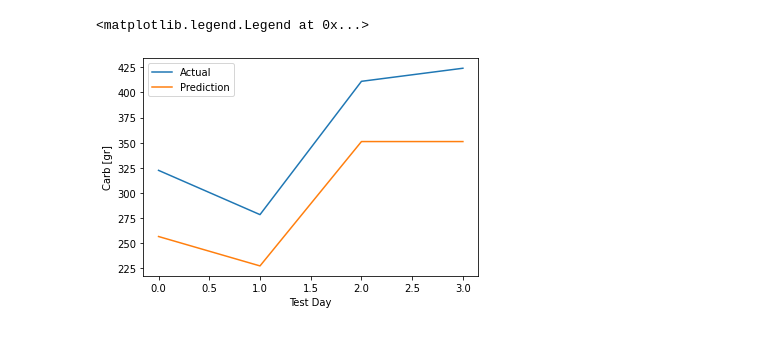
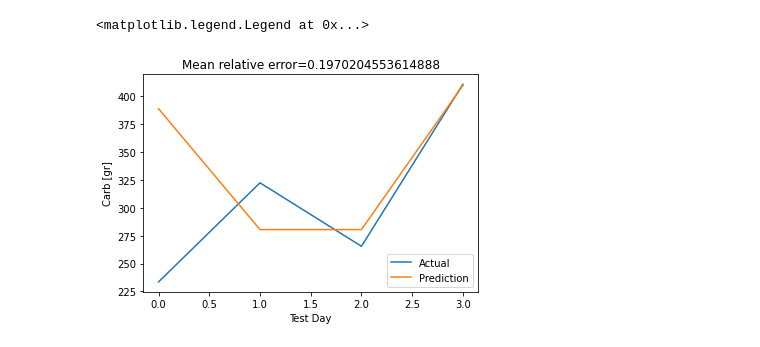
Before and after one commit to somidvar/STMI-CGM-Predictor, a Jupyter notebook: bobakProcessor.ipynb, the cells around one changed output. Drawn from its saved outputs; the diff is of its cells as text; code cells hidden in the pictures.

```diff
--- a/bobakProcessor.ipynb
+++ b/bobakProcessor.ipynb
@@ -111,7 +116,7 @@ def dataResEnhancer(df):
     df=df.sort_values(by=['Parameter', 'Date','Time'])
     gapList=[]
 
-    highResSensor=['Acc','EDA','HR','Temp','CGM']
+    highResSensor=['Acc','EDA','HR','Temp','CGM','Step','Cal']
     for sensor in highResSensor:
         newQuery=df[df['Parameter']==sensor]
         for counter in range(0,len(newQuery)-1):
@@ -201,37 +206,30 @@ def loadingData(addressPrefix):
 dfOriginal,dfInterp=loadingData(addressPrefix)
 # %%
 def STMI_XGBoost(trainData,testData,trainLabels,testLabels):
-    clf = xgb.XGBRegressor(n_estimators =10,max_depth=10,objective ='reg:squarederror',eval_metric = "logloss",use_label_encoder =False)
-    clf.fit(trainData, trainLabels)
-    testPrediction = clf.predict(testData)
-    mse = mean_squared_error(testLabels, testPrediction)
-    return mse,testPrediction
+    mseBest=math.inf
+    depthBest=float('nan')
+    estimatorBest=float('nan')
+    modelBest=''
 
-    # accuracyBest=-1
-    # confMatrixBest=[]
-    # for threshold in np.arange(0.4,0.8,0.2):
-    #     for eta in np.arange(0.05,0.50,0.05):
-    #         for maxDepth in np.arange(3,10):
-    #             clf = XGBClassifier(eta=eta,max_depth=maxDepth,objective = "binary:logistic",eval_metric = "logloss",use_label_encoder =False)
-    #             clf.fit(trainData, trainLabels)
-    #             slidingWindowPrediction = clf.predict_proba(testData)
-    #             slidingWindowPrediction=slidingWindowPrediction[:,1]
-    #             slidingWindowPrediction[slidingWindowPrediction>=threshold]=1
-    #             slidingWindowPrediction[slidingWindowPrediction<threshold]=0
-    #
-    #             confMatrix=sklearn.metrics.confusion_matrix(testLabels,slidingWindowPrediction)
-    #             accuracy=sklearn.metrics.accuracy_score(testLabels,slidingWindowPrediction)
-    #
-    #             if accuracy>accuracyBest:
-    #                 confMatrixBest=confMatrix
-    #                 accuracyBest=accuracy
-    #                 threshBest=threshold
-    #                 modelBest=clf
-    #
-    # features=np.round(modelBest.feature_importances_*100,1)
-    # # saveModel('XG',modelBest,threshBest,patientName,testDay)
-    #
-    # return modelBest,confMatrixBest,threshBest,features
+    for numEstimator in np.arange(10,120,30):
+        for maxDepth in np.arange(3,10):
+            clf = xgb.XGBRegressor(n_estimators =numEstimator,max_depth=maxDepth,objective ='reg:squarederror',eval_metric = "logloss")
+            clf.fit(trainData, trainLabels)
+            testPrediction = clf.predict(testData)
+            mre=[]
+            for counter in range(0,len(testPrediction)):
+                mre.append(math.fabs(testPrediction[counter]-trainLabels[counter])/trainLabels[counter])
+            mre=np.asarray(mre)
+            mre=np.mean(mre)
+            if mre<mseBest:
+                mreBest=mre
+                depthBest=maxDepth
+                estimatorBest=numEstimator
+                modelBest=clf
+                predictionBest=testPrediction
+
+    return modelBest,mreBest,predictionBest,depthBest,estimatorBest
+
 def aucCalculator(timeTemp,dataTemp,kernelNumber):
     kernelMeans=np.linspace(0,24,kernelNumber+2)
     kernelMeans=np.delete(kernelMeans,0)
@@ -244,7 +242,7 @@ def aucCalculator(timeTemp,dataTemp,kernelNumber):
         kernelTemp=np.exp(-((timeTemp-kernelMean)**2)/(2*kernelSTD**2))
         tempAuc=kernelTemp*dataTemp
         tempAuc=np.trapz(tempAuc,x=timeTemp)
-        aucData.append(tempAuc)
+        aucData.append(tempAuc/3600)
 
     return aucData
 
@@ -269,15 +267,12 @@ def statisticalFeature(timeTemp,dataTemp):
     # featureList.append(np.min(np.diff(dataTemp,n=2)))
     # featureList.append(np.var(np.diff(dataTemp,n=2)))
 
-    featureList.append(np.trapz(dataTemp))
-
+    featureList.append(np.trapz(dataTemp)/3600)
     return featureList
 
 def featureExtractor(df):
     featureList=[]
-    sensors=['EDA', 'Acc', 'CGM', 'Temp', 'HR']
-
-    #CAL and STEP IS REMOVED!!!!!!!!
+    sensors=['EDA', 'Acc', 'CGM', 'Temp', 'HR','Cal', 'Step']
 
     for sensor in sensors:
         varData=df[df['Parameter']==sensor]
@@ -288,6 +283,7 @@ def featureExtractor(df):
         varData=np.asarray(varData)
         # featureList.extend(statisticalFeature(varTime,varData))
         if sensor=='CGM':
+            featureList.extend(aucCalculator(varTime,varData,12))
             featureList.extend(aucCalculator(varTime,varData,9))
             featureList.extend(aucCalculator(varTime,varData,6))
             featureList.extend(aucCalculator(varTime,varData,3))
@@ -298,7 +294,6 @@ def featureExtractor(df):
 
     #https://github.com/fraunhoferportugal/tsfel/tree/9319db4368303cf10adb3aeb72cd4235a8085307
     return featureList
-
 
 def testTrainSplitFuncAux(dfSensorTemp,dfMacroTemp):
     sensorDataList=[]
@@ -324,36 +319,37 @@ def testTrainSplitFunc(dfSensor, dfMacro):
 
     dfSensorTrain = dfSensor[dfSensor['Date'].isin(daysTrain)]
     dfSensorTest = dfSensor[dfSensor['Date'].isin(daysTest)]
 
     dfMacroTrain= dfMacro[dfMacro['Date'].isin(daysTrain)]
     dfMacroTest= dfMacro[dfMacro['Date'].isin(daysTest)]
 
     trainData,trainLabel=testTrainSplitFuncAux(dfSensorTrain,dfMacroTrain)
     testData,testLabel=testTrainSplitFuncAux(dfSensorTest,dfMacroTest)
 
     trainData=np.asarray(trainData)
     testData=np.asarray(testData)
 
     trainLabel=np.asarray(trainLabel)
     testLabel=np.asarray(testLabel)
 
     trainLabel=trainLabel[:,0]
     testLabel=testLabel[:,0]
 
     return trainData,testData,trainLabel,testLabel
 
 trainData,testData,trainLabel,testLabel=testTrainSplitFunc(dfInterp,dfMacro)
-mse,predictions=STMI_XGBoost(trainData,testData,trainLabel,testLabel)
+modelBest,mreBest,predictionBest,_,_=STMI_XGBoost(trainData,testData,trainLabel,testLabel)
 
 plt.plot(testLabel,label='Actual')
-plt.plot(predictions,label='Prediction')
+plt.plot(predictionBest,label='Prediction')
 
 plt.xlabel('Test Day')
 plt.ylabel('Carb [gr]')
+plt.title('Mean relative error='+str(mreBest))
 plt.legend()
 # %% [output]
 <matplotlib.legend.Legend at 0x...>
-[figure, old version]
+[figure, new version]
 # %%
 
 windowDuration=2
```
Also changed, not shown: parts of 1 cell of this notebook.
